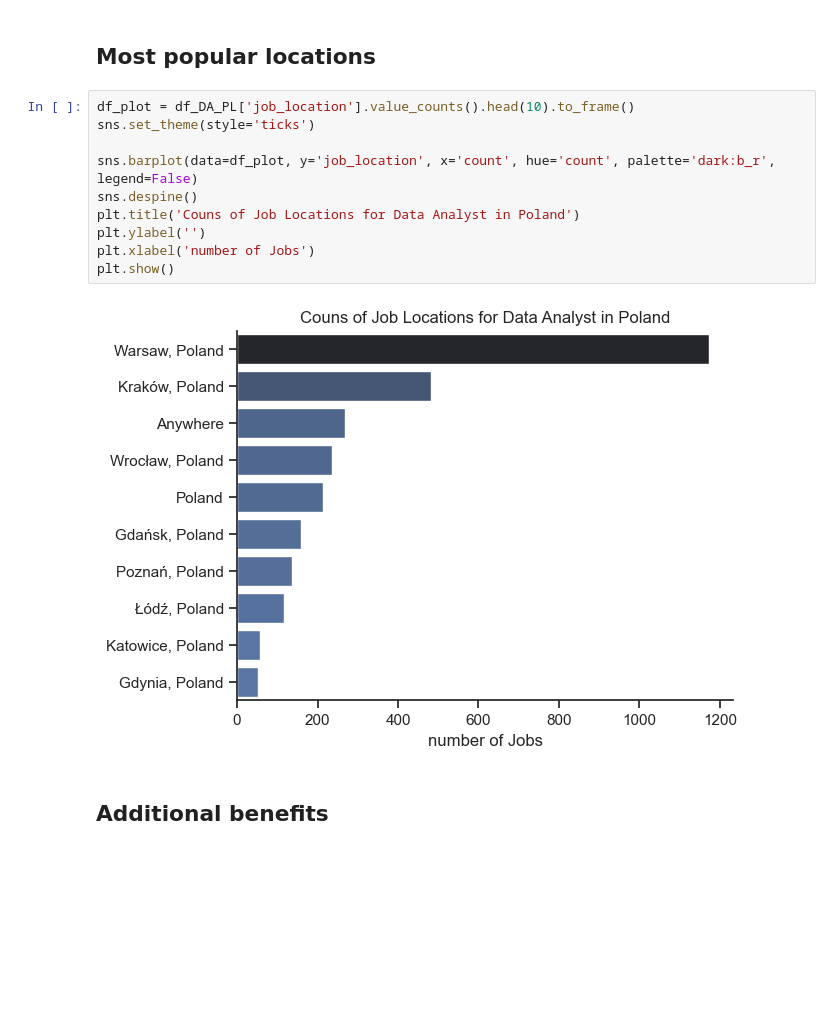
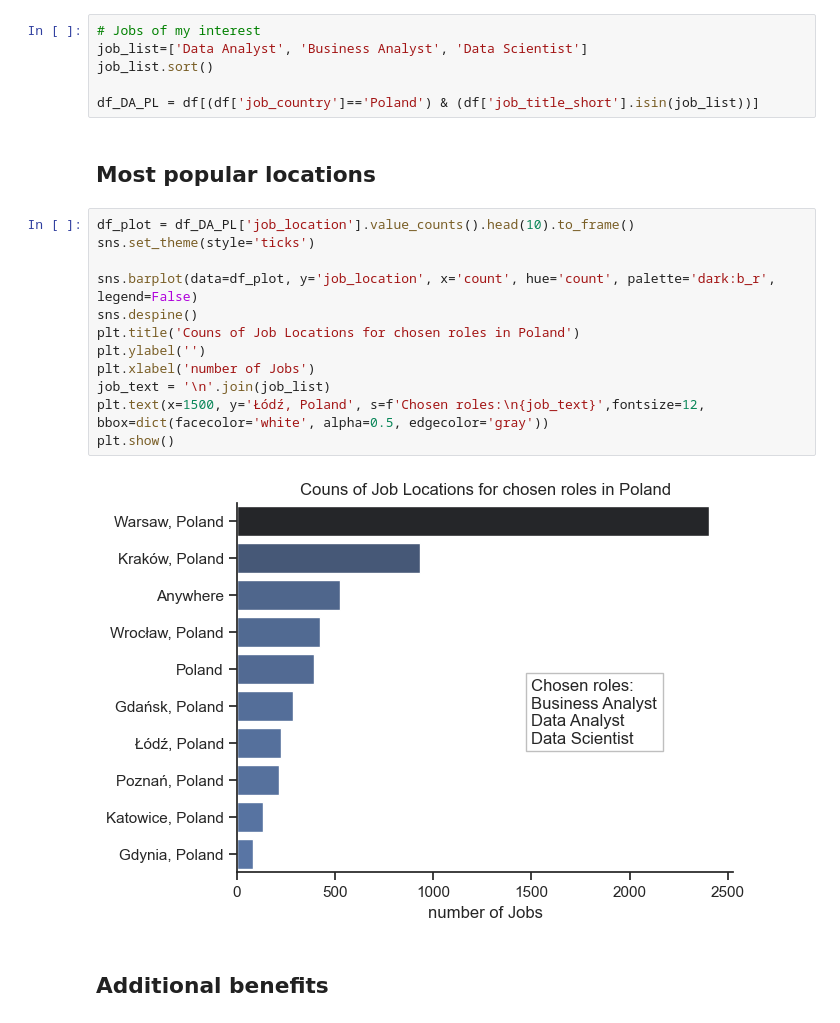
Before and after one commit to FranciszekLagoda/Python-for-Data-Analytics, a Jupyter notebook: 1_EDA_Intro.ipynb, the cells around one changed output. Drawn from its saved outputs; the diff is of its cells as text; blank space fills up the shorter version.

```diff
--- a/1_EDA_Intro.ipynb
+++ b/1_EDA_Intro.ipynb
@@ -24,17 +22,25 @@ df_DA_PL = df[(df['job_country']=='Poland') & (df['job_title_short']=='Data Anal
+# %%
+# Jobs of my interest
+job_list=['Data Analyst', 'Business Analyst', 'Data Scientist']
+job_list.sort()
+
+df_DA_PL = df[(df['job_country']=='Poland') & (df['job_title_short'].isin(job_list))]
 # %% [markdown]
 ## Most popular locations
 # %%
 df_plot = df_DA_PL['job_location'].value_counts().head(10).to_frame()
 sns.set_theme(style='ticks')
 
 sns.barplot(data=df_plot, y='job_location', x='count', hue='count', palette='dark:b_r', legend=False)
 sns.despine()
-plt.title('Couns of Job Locations for Data Analyst in Poland')
+plt.title('Couns of Job Locations for chosen roles in Poland')
 plt.ylabel('')
 plt.xlabel('number of Jobs')
+job_text = '\n'.join(job_list)
+plt.text(x=1500, y='Łódź, Poland', s=f'Chosen roles:\n{job_text}',fontsize=12, bbox=dict(facecolor='white', alpha=0.5, edgecolor='gray'))
 plt.show()
 # %% [output]
-[figure, old version]
+[figure, new version]
 # %% [markdown]
 ## Additional benefits
 # %%
```
Also changed, not shown: parts of 4 cells of this notebook.
